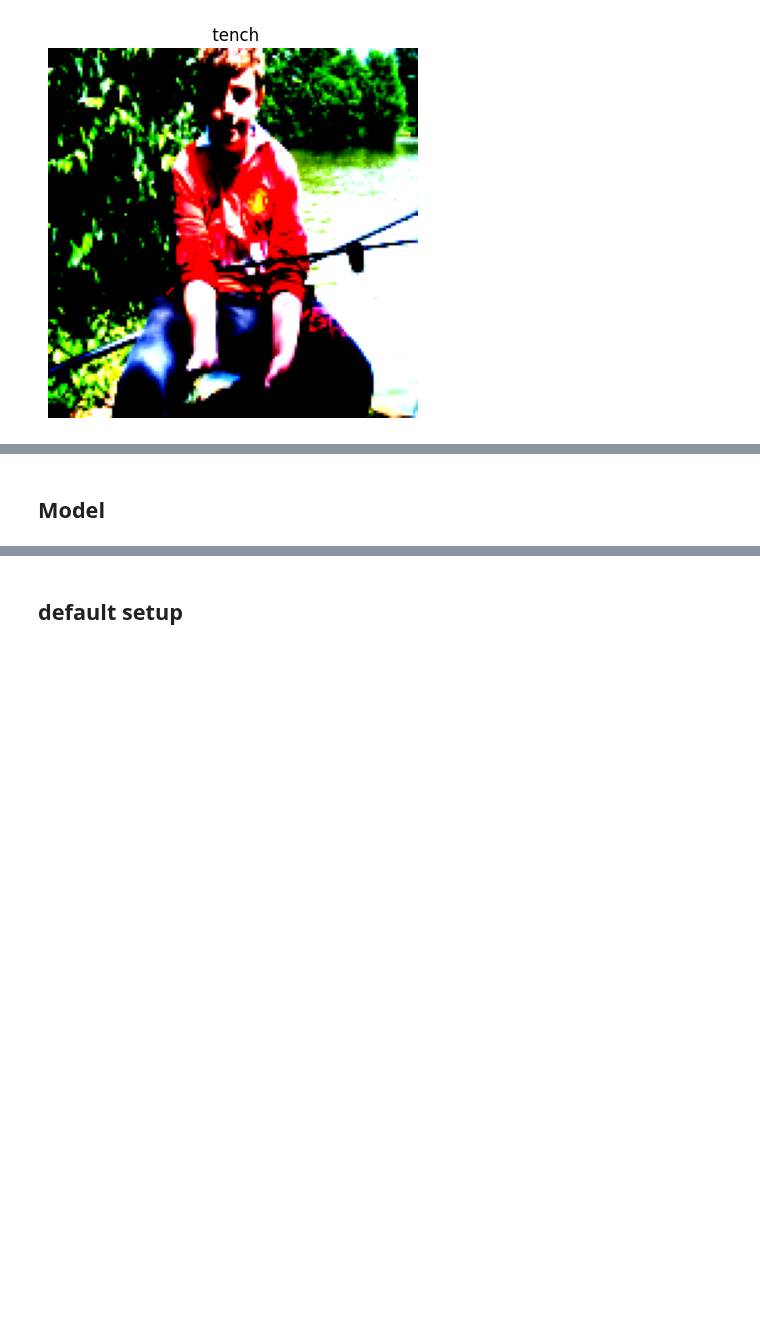
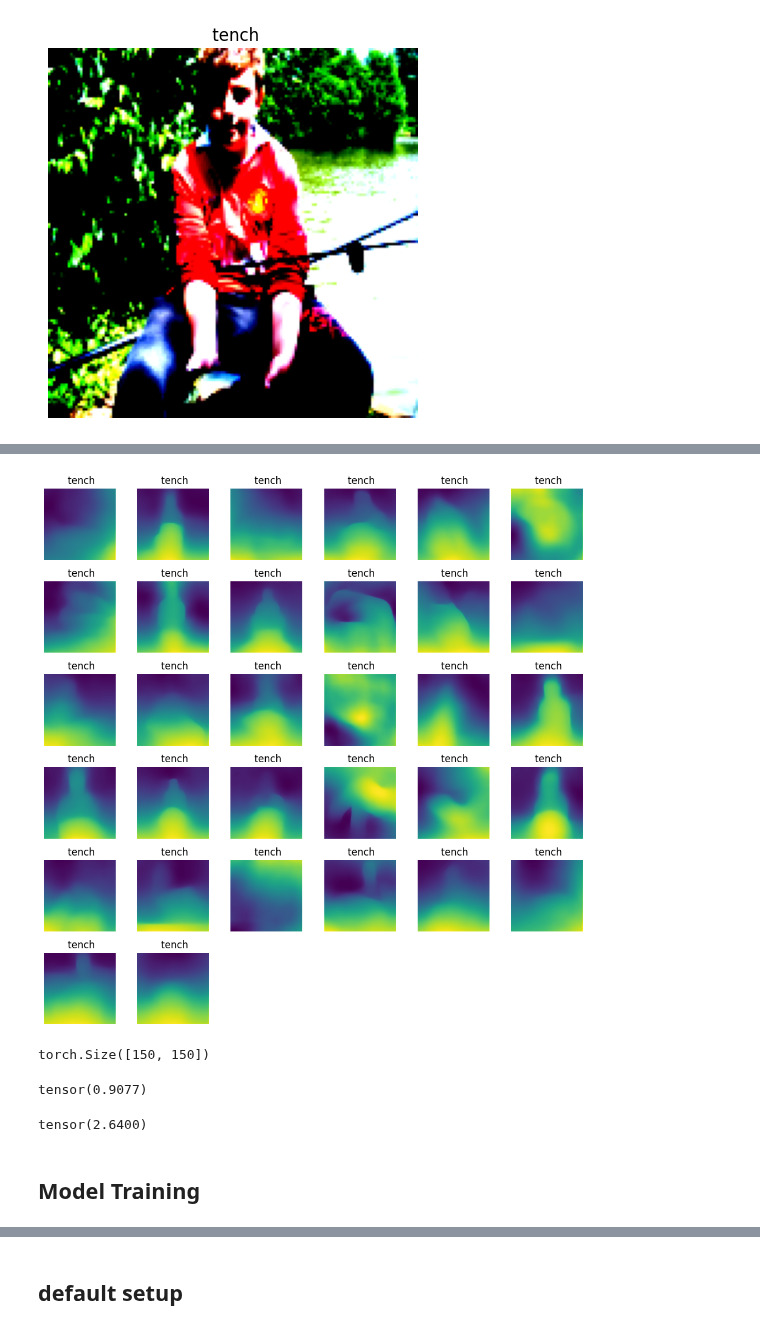
Before and after one commit to bthek1/DeepLearning, a Jupyter notebook: nbs/041_image_classification_Imagenette+depth.ipynb, the cells around one changed output, grey strips where cells are left out. Saved outputs shown, nothing was run; the diff lists cells and outputs as text; code cells hidden in the pictures; blank space fills up the shorter version.

```diff
--- a/nbs/041_image_classification_Imagenette+depth.ipynb
+++ b/nbs/041_image_classification_Imagenette+depth.ipynb
@@ -54,0 +35,15 @@ class AddGrayscaleChannel(object):
+# %%
+#model_type = "DPT_Large"     # MiDaS v3 - Large     (highest accuracy, slowest inference speed)
+#model_type = "DPT_Hybrid"   # MiDaS v3 - Hybrid    (medium accuracy, medium inference speed)
+model_type = "MiDaS_small"  # MiDaS v2.1 - Small   (lowest accuracy, highest inference speed)
+
+midas = torch.hub.load("intel-isl/MiDaS", model_type)
+
+device = torch.device("cuda") if torch.cuda.is_available() else torch.device("cpu")
+
+midas_transforms = torch.hub.load("intel-isl/MiDaS", "transforms")
+
+if model_type == "DPT_Large" or model_type == "DPT_Hybrid":
+    transform = midas_transforms.dpt_transform
+else:
+    transform = midas_transforms.small_transform
@@ -62,10 +128,11 @@ class AddGrayscaleChannel(object):
 #     transforms.RandomErasing(),                   # Random erasing
 # ])
 transform_default = transforms.Compose([
+    transforms.ToTensor(),
     transforms.Resize((150, 150)),
-    transforms.ToTensor(),
+    # ComputeFFT(),
     transforms.Normalize(mean=[0.485, 0.456, 0.406], std=[0.229, 0.224, 0.225]),  # Normalize with ImageNet mean and std
-    AddGrayscaleChannel()
+    ComputeDepth(midas, transform, device = 'cpu'),
 ])
 # %%
 transform_default
@@ -159,6 +226,27 @@ def show_images(images, labels, **kwargs):
         ax.axis('off')
 
     plt.show()
+
+# Define a function to display images
+def show_depth(images, labels, **kwargs):
+    nrows = int(np.ceil(np.sqrt(len(images))))
+    ncols = int(np.ceil(len(images)/nrows))
+
+    fig, axes = plt.subplots(nrows, ncols, figsize=(12, 12),  **kwargs)
+    # Adjust the spacing between subplots
+    plt.subplots_adjust(wspace=0.3, hspace=0.3)
+    for ax, image, label in zip(axes.flat, images, labels):
+        # Convert image to numpy array and adjust pixel values
+        img_np = image[3].numpy()
+
+        # Display image
+        ax.imshow(img_np)
+        ax.axis('off')
+        ax.set_title(f' {train_dataset.classes[label][0]}')
+    for ax in axes.flat[len(images):]:
+        ax.axis('off')
+
+    plt.show()
 # %%
 show_image(train_dataset[2])
 # %% [output]
@@ -203,2 +287,18 @@ show_images(images, labels)
+# %%
+show_depth(images, labels)
+# %% [output]
+[figure, added]
+# %%
+images[1][1].shape
+# %% [output]
+torch.Size([150, 150])
+# %%
+images[1][3].max()
+# %% [output]
+tensor(0.9077)
+# %%
+images[1][2].max()
+# %% [output]
+tensor(2.6400)
 # %% [markdown]
-## Model
+## Model Training
```
Also changed, not shown: parts of 16 cells of this notebook, 15 other files.
